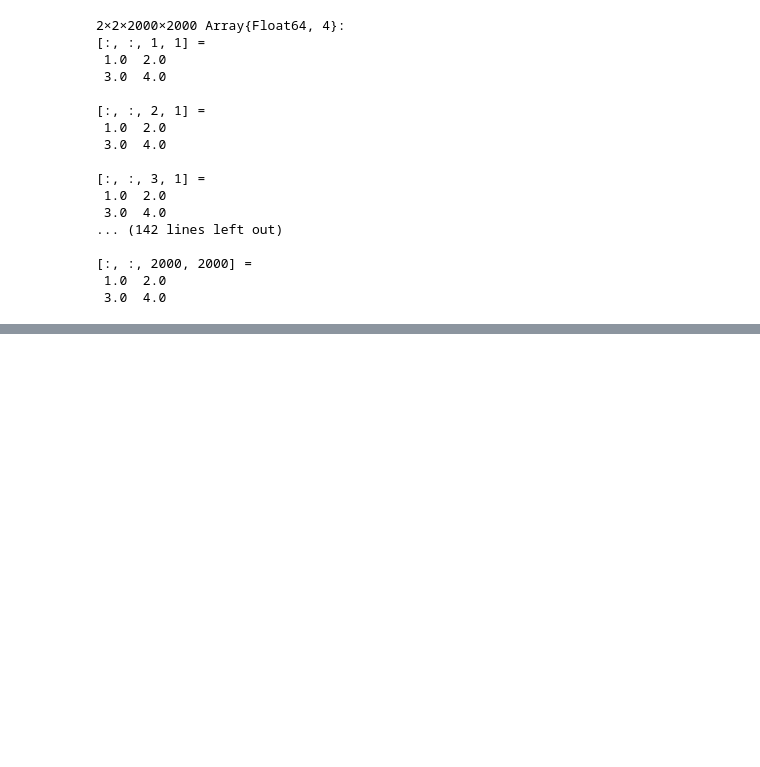
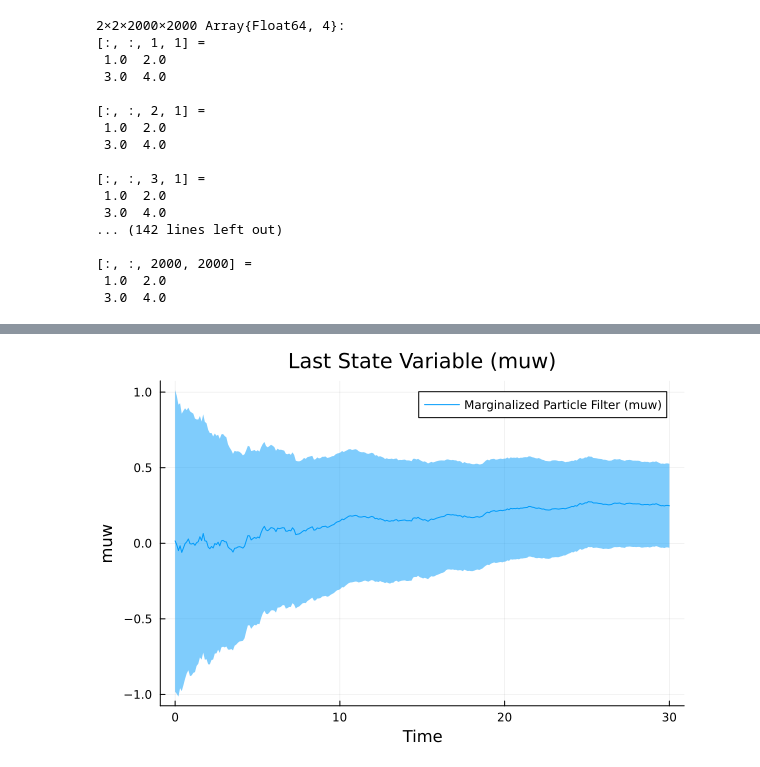
Before and after one commit to zhl24/IIB_Codes, a Jupyter notebook: Easter_Julia_Notebook.ipynb, the cells around one changed output, grey strips where cells are left out. Drawn from its saved outputs; the diff is of its cells as text; code cells hidden in the pictures; blank space fills up the shorter version.

```diff
--- a/Easter_Julia_Notebook.ipynb
+++ b/Easter_Julia_Notebook.ipynb
@@ -303,0 +686,98 @@ println(size(cov_matrix))
+# %%
+#Generation of Noisy Samples
+include("Julia_Implementation.jl")
+using Random
+using Distributions
+using LinearAlgebra
+using Statistics
+using StatsFuns: logsumexp
+using .Threads
+using ProgressMeter
+using SpecialFunctions
+using Plots
+using DataFrames
+#Generating the noisy observations
+
+# 参数初始化
+beta_pcn = 1.0 # 预条件Crank-Nicolson算法的步长参数
+n_iter = 300 # 迭代次数
+theta0 = -1.0 # theta的初始猜测
+beta0 = 5.0 # beta的初始猜测
+C0 = 2.0 # C的初始猜测
+num_particles = 10000
+
+# 三个参数的步长
+l_theta = 1.0
+l_beta = 0.1
+l_C = 2.0
+
+# 真实参数值
+true_theta = -1.0
+kw = 1.0
+kv = 0.1
+true_sigmaw = 0.2
+true_muw = 0.2
+sigma_n = true_sigmaw * sqrt(kv)
+
+# 模拟参数
+true_beta = 5.0
+true_C = 2.0
+T = 30.0
+N = 10 * round(Int,T) # 分辨率
+
+# 定义Langevin动力学
+A = zeros(2, 2)
+A[1, 2] = 1.0
+A[2, 2] = true_theta
+h = [0.0 ; 1.0]
+# 模拟
+evaluation_points = range(0, T, length=N)
+#print("Hi")
+
+subordinator_jumps, jump_times = Julia_Implementation.vectorized_particle_Gamma_generator(true_beta, true_C, T, 1, 1, 100)# subordinator jump sizes and times
+SDE_samples = Julia_Implementation.generate_SDE_samples(subordinator_jumps[1,:],jump_times[1,:],true_muw,true_sigmaw,A,h,evaluation_points)
+#print(size(samples))
+Noisy_samples = SDE_samples[1, :] .+ randn(length(SDE_samples[1, :])) .* sigma_n
+
+
+
+
+alphaw_prior = 0.001
+betaw_prior = 0.001
+inferred_Xs, inferred_covs, sigmaw2_means, sigmaw2_uncertaintys, accumulated_Es, accumulated_Fs, accumulated_log_marginals = Julia_Implementation.Normal_Gamma_Langevin_MPF(Noisy_samples,N,T,num_particles,true_theta,true_beta,true_C,kw,alphaw_prior,betaw_prior,kv)
+
+
+# 从inferred_covs中提取每个时间步的标准差
+std_devs = [sqrt.(diag(cov)) for cov in inferred_covs]
+
+# 将std_devs转换为数组
+std_devs_array = hcat(std_devs...)'
+
+state_xs = [vec[1] for vec in inferred_Xs]
+state_dxdts = [vec[2] for vec in inferred_Xs]
+state_muws = [vec[3] for vec in inferred_Xs]
+state_x_vars = [cov[1,1] for cov in inferred_covs]
+state_dxdt_vars = [cov[2,2] for cov in inferred_covs]
+state_muw_vars = [cov[3,3] for cov in inferred_covs]
+
+
+
+# 绘制第一个状态变量及其不确定性范围
+plot(evaluation_points, Noisy_samples, label="Noisy Observations", title="State Variable x", xlabel="Time", ylabel="State x")
+plot!(evaluation_points, SDE_samples[1, :], label="Hidden States")
+plot!(evaluation_points, state_xs, ribbon=std_devs_array[:, 1], label="Marginalized Particle Filter")
+vline!([evaluation_points[skip]], label="Start of Stable Estimates")
+
+# 绘制第二个状态变量
+plot(evaluation_points, SDE_samples[2,:], label="Hidden States", title="State Variable dx/dt", xlabel="Time", ylabel="State dx/dt")
+plot!(evaluation_points, state_dxdts, ribbon=std_devs_array[:, 2], label="Marginalized Particle Filter")
+vline!([evaluation_points[skip]], label="Start of Stable Estimates")
+
+# 绘制muw的估计
+plot(evaluation_points, state_muws, ribbon=last_state_std_dev, label="Marginalized Particle Filter (muw)", title="Last State Variable (muw)", xlabel="Time", ylabel="muw")
+
+# 绘制sigmaw^2及其不确定性
+#sigmaw2_upper_bound = sigmaw2_means .+ sqrt.(sigmaw2_uncertaintys)
+#sigmaw2_lower_bound = sigmaw2_means .- sqrt.(sigmaw2_uncertaintys)
+#plot(evaluation_points[skip:end], sigmaw2_means[skip:end], ribbon=(sigmaw2_lower_bound[skip:end], sigmaw2_upper_bound[skip:end]), label="Estimated sigmaw^2", title="sigmaw", xlabel="Time", ylabel="sigmaw^2")
+# %% [output]
@@ -303,0 +791 @@ println(size(cov_matrix))
+[figure, added]
```
Also changed, not shown: parts of 22 cells of this notebook, 2 other files.
